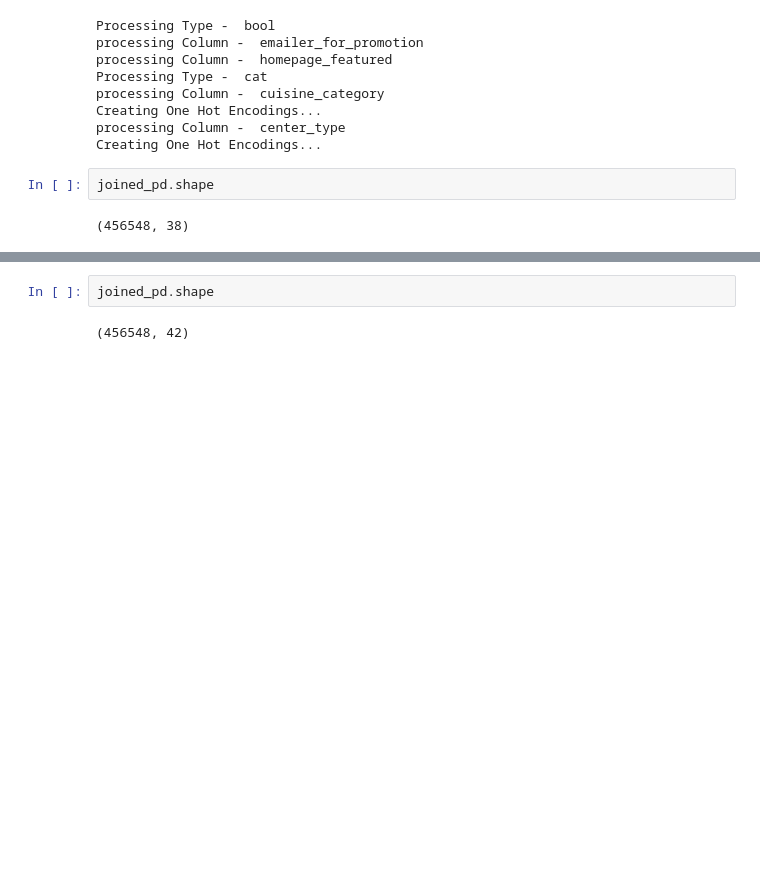
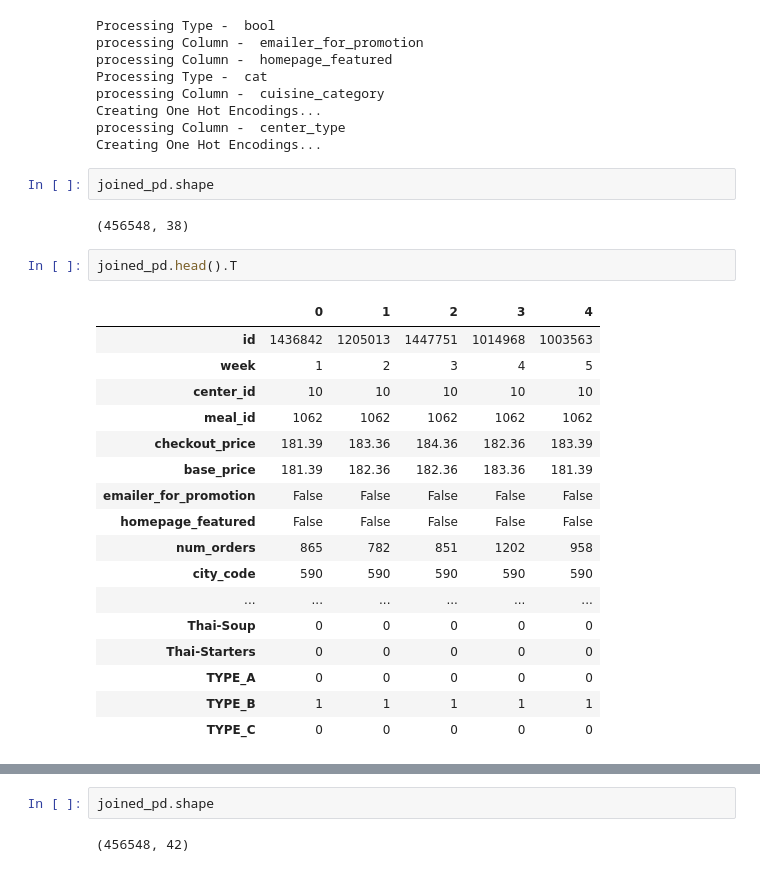
Before and after one commit to Achal-1606/ml-new-beginning, a Jupyter notebook: GP_hack/Untitled.ipynb, the cells around one changed output, grey strips where cells are left out. Cells and saved outputs as stored; diff of their text form; blank space fills up the shorter version.

```diff
--- a/GP_hack/Untitled.ipynb
+++ b/GP_hack/Untitled.ipynb
@@ -153,4 +156,24 @@ Creating One Hot Encodings...
 joined_pd.shape
 # %% [output]
 (456548, 38)
+# %%
+joined_pd.head().T
+# %% [output]
+|  | 0 | 1 | 2 | 3 | 4 |
+| id | 1436842 | 1205013 | 1447751 | 1014968 | 1003563 |
+| week | 1 | 2 | 3 | 4 | 5 |
+| center_id | 10 | 10 | 10 | 10 | 10 |
+| meal_id | 1062 | 1062 | 1062 | 1062 | 1062 |
+| checkout_price | 181.39 | 183.36 | 184.36 | 182.36 | 183.39 |
+| base_price | 181.39 | 182.36 | 182.36 | 183.36 | 181.39 |
+| emailer_for_promotion | False | False | False | False | False |
+| homepage_featured | False | False | False | False | False |
+| num_orders | 865 | 782 | 851 | 1202 | 958 |
+| city_code | 590 | 590 | 590 | 590 | 590 |
+| ... | ... | ... | ... | ... | ... |
+| Thai-Soup | 0 | 0 | 0 | 0 | 0 |
+| Thai-Starters | 0 | 0 | 0 | 0 | 0 |
+| TYPE_A | 0 | 0 | 0 | 0 | 0 |
+| TYPE_B | 1 | 1 | 1 | 1 | 1 |
+| TYPE_C | 0 | 0 | 0 | 0 | 0 |
 # %%
```
Also changed, not shown: parts of 11 cells of this notebook, 1 other file.
